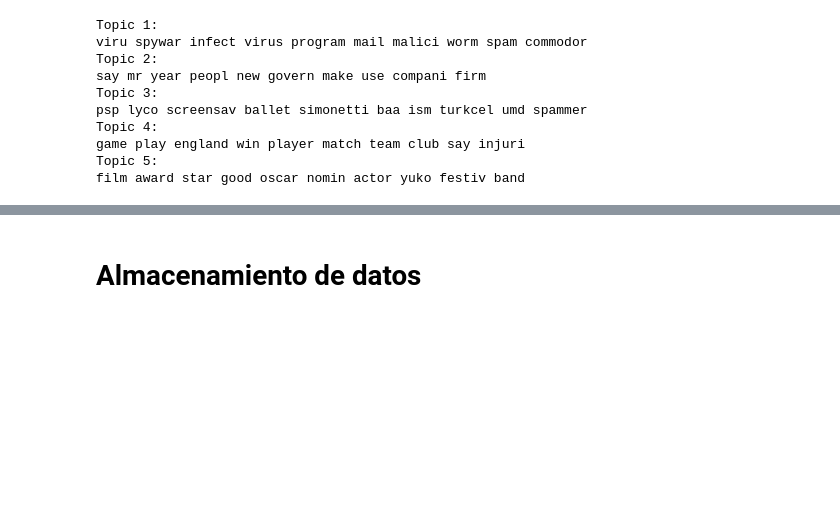
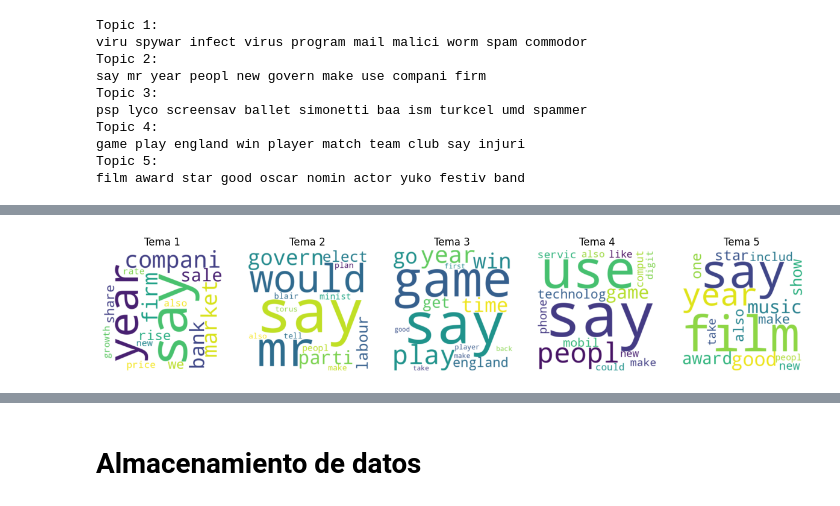
Before and after one commit to CDF51342/NLP-News-Classifier, a Jupyter notebook: Prototipo_BERT_LDA.ipynb, the cells around one changed output, grey strips where cells are left out. Saved outputs shown, nothing was run; the diff lists cells and outputs as text; code cells hidden in the pictures; blank space fills up the shorter version.

```diff
--- a/Prototipo_BERT_LDA.ipynb
+++ b/Prototipo_BERT_LDA.ipynb
@@ -547,0 +529,8 @@ film award star good oscar nomin actor yuko festiv band
+# %%
+df_train["processed_str"] = df_train["processed"].apply(lambda x: " ".join(x))  # Unimos tokens en texto
+vectorizer = CountVectorizer(max_features=1000)
+X = vectorizer.fit_transform(df_train["processed_str"])
+# %%
+num_topics = 5
+lda = LatentDirichletAllocation(n_components=num_topics, random_state=42)
+doc_topic_distributions = lda.fit_transform(X)
@@ -547,0 +556,14 @@ film award star good oscar nomin actor yuko festiv band
+# %%
+def plot_wordclouds(model, feature_names, num_topics):
+    fig, axes = plt.subplots(1, num_topics, figsize=(15, 5))
+    for topic_idx, topic in enumerate(model.components_):
+        word_freq = {feature_names[i]: topic[i] for i in topic.argsort()[:-15 - 1:-1]}
+        wordcloud = WordCloud(width=400, height=400, background_color='white').generate_from_frequencies(word_freq)
+        axes[topic_idx].imshow(wordcloud, interpolation='bilinear')
+        axes[topic_idx].axis("off")
+        axes[topic_idx].set_title(f"Tema {topic_idx+1}")
+    plt.show()
+
+plot_wordclouds(lda, vectorizer.get_feature_names_out(), num_topics)
+# %% [output]
+[figure, added]
```
Also changed, not shown: parts of 15 cells of this notebook.
